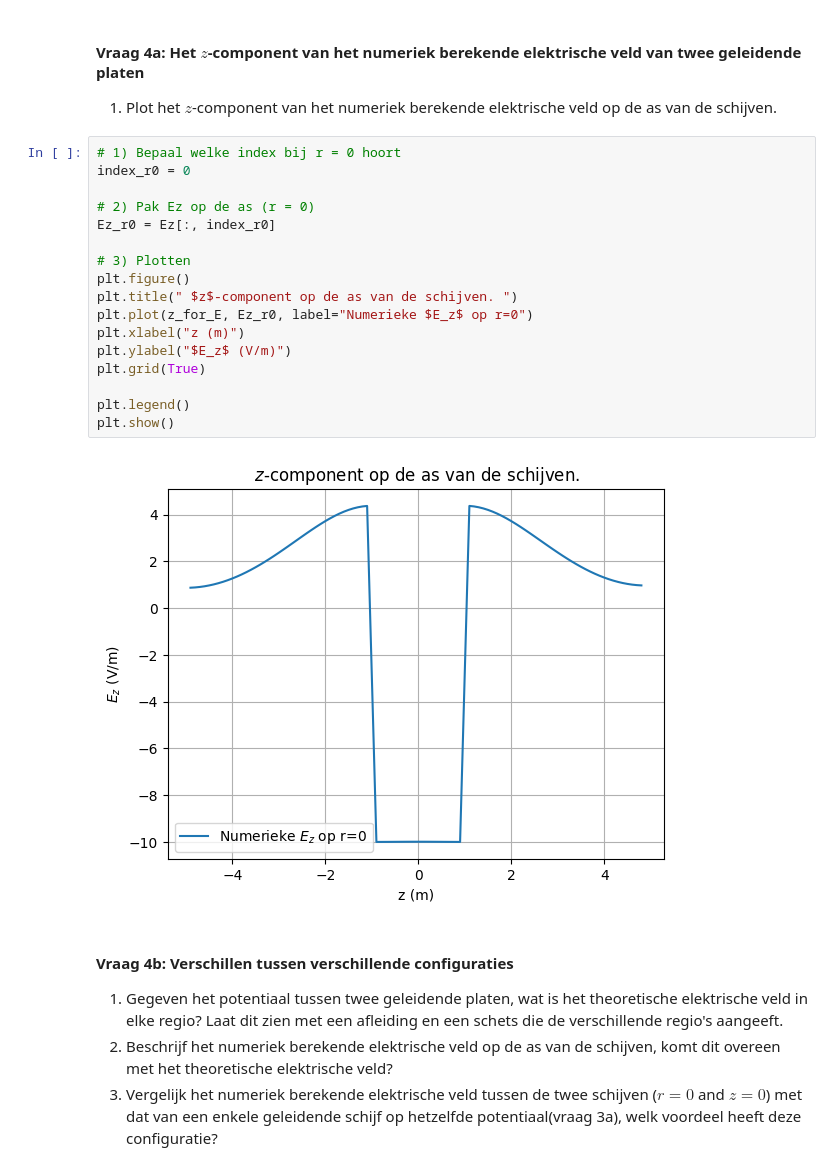
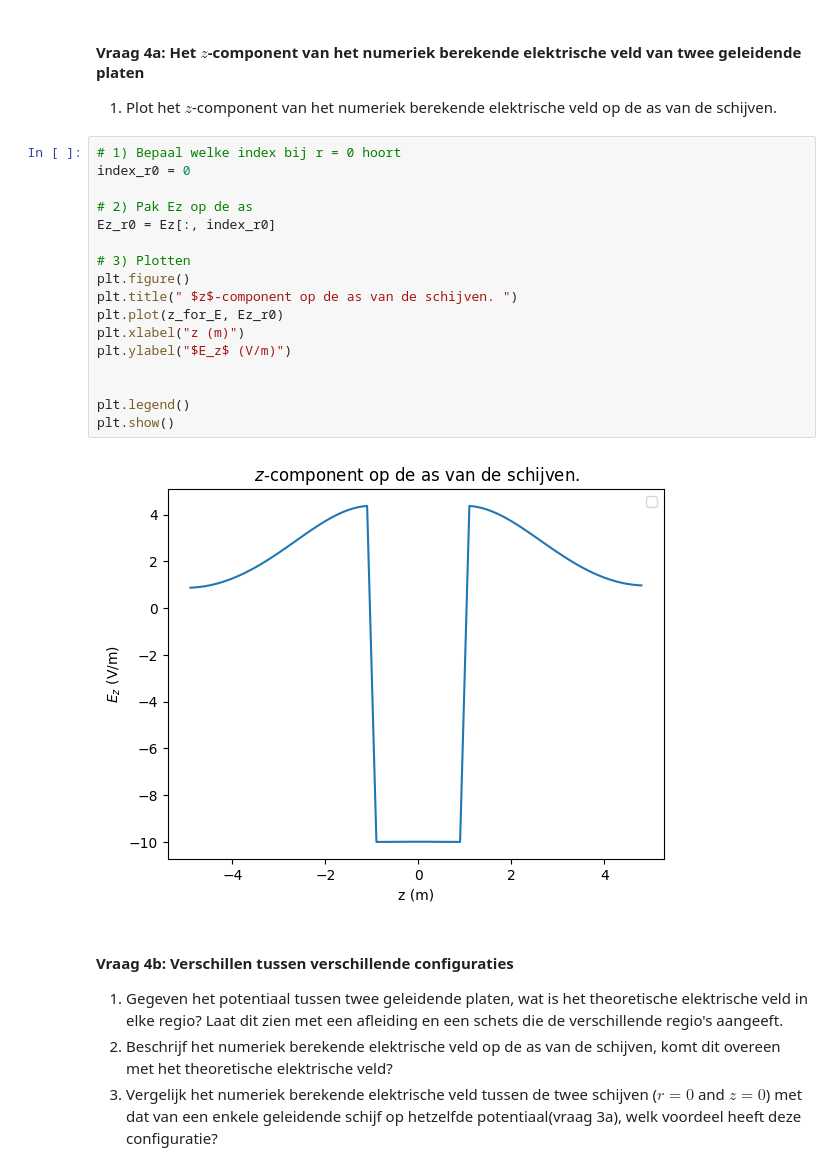
Before and after one commit to NNynke/DEF-D-assignments-N, a Jupyter notebook: DigitaleOntwerpopdrachten/1CondensatorOpdracht/CondensatorOntwerpopdracht.ipynb, the cells around one changed output. Drawn from its saved outputs; the diff is of its cells as text.

```diff
--- a/DigitaleOntwerpopdrachten/1CondensatorOpdracht/CondensatorOntwerpopdracht.ipynb
+++ b/DigitaleOntwerpopdrachten/1CondensatorOpdracht/CondensatorOntwerpopdracht.ipynb
@@ -524,22 +524,22 @@ plot_results_disk(Ez, Er, normE, V, r, z, grid_step, disk_radius, z_pos_disk1, z
 # %%
 # 1) Bepaal welke index bij r = 0 hoort
 index_r0 = 0
 
-# 2) Pak Ez op de as (r = 0)
+# 2) Pak Ez op de as
 Ez_r0 = Ez[:, index_r0]
 
 # 3) Plotten
 plt.figure()
 plt.title(" $z$-component op de as van de schijven. ")
-plt.plot(z_for_E, Ez_r0, label="Numerieke $E_z$ op r=0")
+plt.plot(z_for_E, Ez_r0)
 plt.xlabel("z (m)")
 plt.ylabel("$E_z$ (V/m)")
-plt.grid(True)
+
 
 plt.legend()
 plt.show()
 # %% [output]
-[figure, old version]
+[figure, new version]
 # %% [markdown]
 #### Vraag 4b: Verschillen tussen verschillende configuraties
 
```
Also changed, not shown: parts of 7 cells of this notebook.
